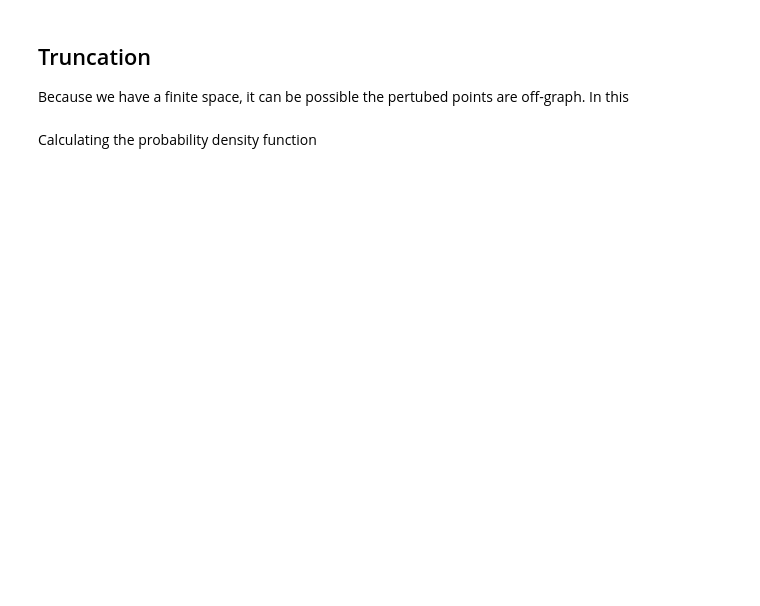
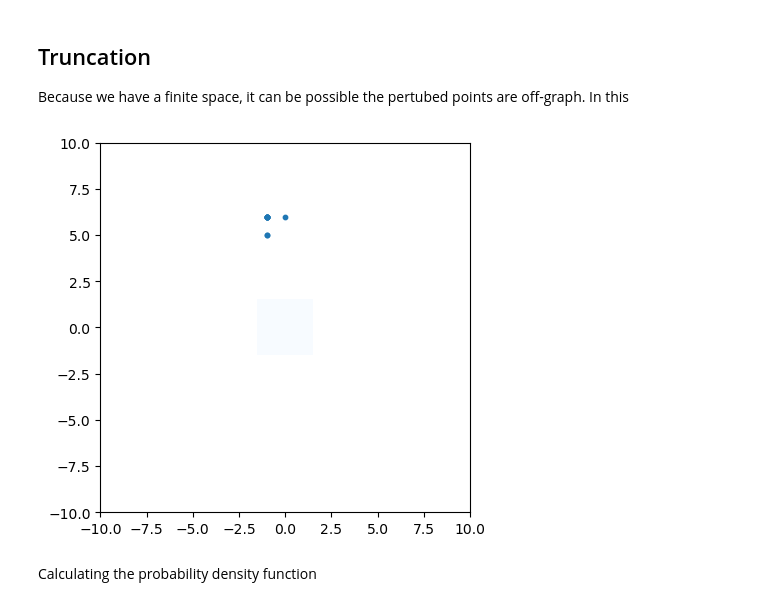
Before and after one commit to tjvanderende/privacy-preserved-clustering-with-nD-Laplace, a Jupyter notebook: RQ1/2D-Laplace.ipynb, the cells around one changed output. Saved outputs shown, nothing was run; the diff lists cells and outputs as text; code cells hidden in the pictures; blank space fills up the shorter version.

```diff
--- a/RQ1/2D-Laplace.ipynb
+++ b/RQ1/2D-Laplace.ipynb
@@ -245,6 +245,39 @@ plt.show()
 ## Truncation
 Because we have a finite space, it can be possible the pertubed points are off-graph.
 In this
+# %%
+grid_size = 1
+bin_size = 1
+
+# Create a two-dimensional grid of coordinates
+grid_x, grid_y = np.meshgrid(np.arange(-grid_size, grid_size+bin_size, bin_size),
+                             np.arange(-grid_size, grid_size+bin_size, bin_size))
+
+
+# Map the points to the nearest grid point
+x_indices = np.round((Z[:, 0] + grid_size) / bin_size).astype(int)
+y_indices = np.round((Z[:, 1] + grid_size) / bin_size).astype(int)
+
+# Create a two-dimensional histogram of the mapped points
+hist, _, _ = np.histogram2d(y_indices, x_indices, bins=grid_size*2+1, range=((-grid_size-0.5, grid_size+0.5), (-grid_size-0.5, grid_size+0.5)))
+
+# Create a figure and axis object
+fig, ax = plt.subplots()
+
+# Show the grid as an image
+ax.imshow(hist, extent=[-grid_size-0.5, grid_size+0.5, -grid_size-0.5, grid_size+0.5], cmap='Blues', origin='lower')
+
+# Plot the random points as a scatterplot
+ax.scatter(x_indices, y_indices, s=10)
+
+# Set the axis limits
+ax.set_xlim(-10, 10)
+ax.set_ylim(-10, 10)
+
+# Show the plot
+plt.show()
+# %% [output]
+[figure, added]
 # %% [markdown]
 Calculating the probability density function
 # %%
```
Also changed, not shown: parts of 3 cells of this notebook.
